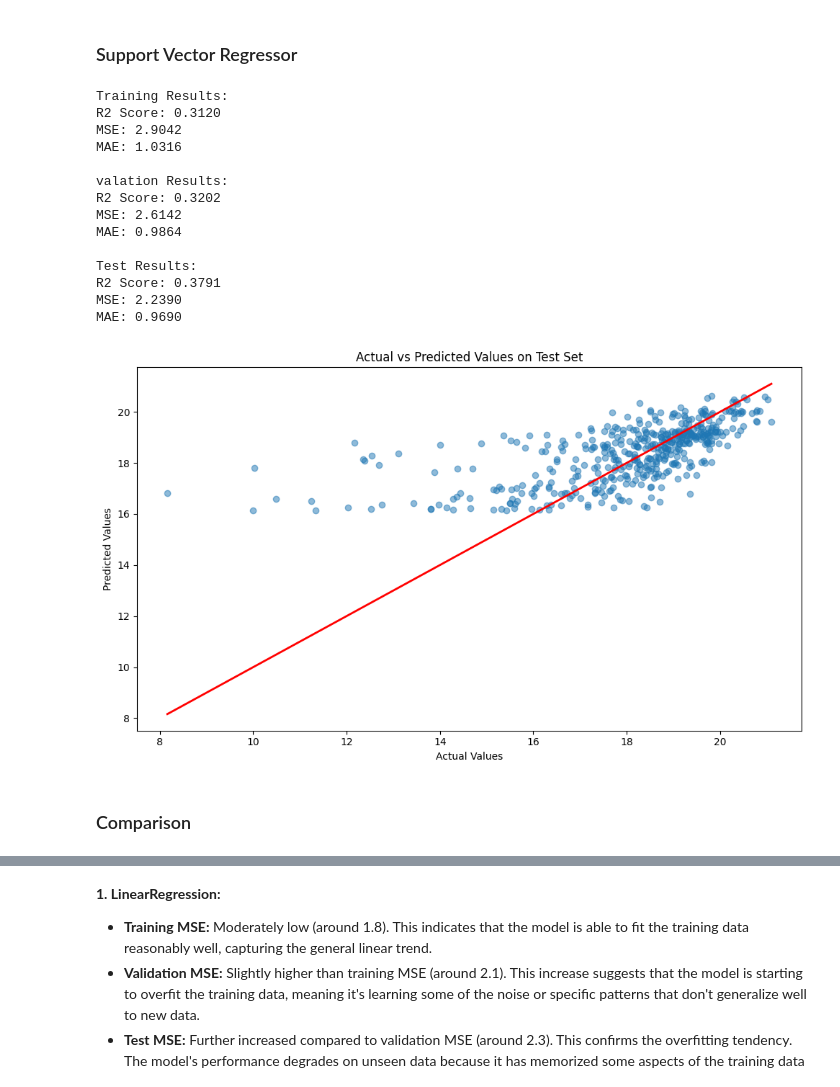
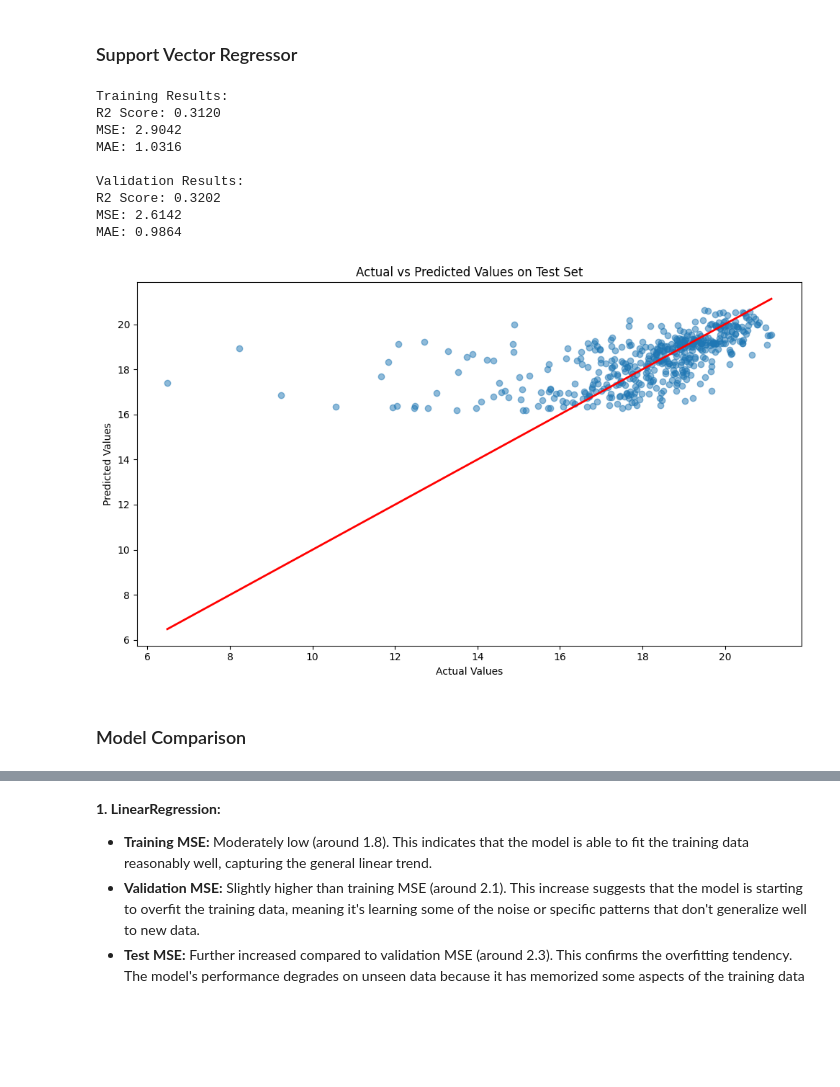
Before and after one commit to minhnhat-nguyen/HCMUS-Movie-Analytics, a Jupyter notebook: notebook/Worldwide_revenue_model.ipynb, the cells around one changed output, grey strips where cells are left out. Cells and saved outputs as stored; diff of their text form; code cells hidden in the pictures; blank space fills up the shorter version.

```diff
--- a/notebook/Worldwide_revenue_model.ipynb
+++ b/notebook/Worldwide_revenue_model.ipynb
@@ -254,59 +231,47 @@ svr_model.fit(X_train, y_train)
 
 y_pred_train = svr_model.predict(X_train)
 y_pred_val = svr_model.predict(X_val)
-y_pred_test = svr_model.predict(X_test)
 
 train_r2 = r2_score(y_train, y_pred_train)
 val_r2 = r2_score(y_val, y_pred_val)
-test_r2 = r2_score(y_test, y_pred_test)
 
 train_mse = mean_squared_error(y_train, y_pred_train)
 val_mse = mean_squared_error(y_val, y_pred_val)
 train_mae = mean_absolute_error(y_train, y_pred_train)
+val_mae = mean_absolute_error(y_val, y_pred_val)
 
-val_mae = mean_absolute_error(y_val, y_pred_val)
-test_mse = mean_squared_error(y_test, y_pred_test)
-test_mae = mean_absolute_error(y_test, y_pred_test)
 
 print("Training Results:")
 print(f"R2 Score: {train_r2:.4f}")
 print(f"MSE: {train_mse:.4f}")
 print(f"MAE: {train_mae:.4f}")
-print("\nvalation Results:")
+print("\nValidation Results:")
 print(f"R2 Score: {val_r2:.4f}")
 print(f"MSE: {val_mse:.4f}")
 print(f"MAE: {val_mae:.4f}")
-print("\nTest Results:")
-print(f"R2 Score: {test_r2:.4f}")
-print(f"MSE: {test_mse:.4f}")
-print(f"MAE: {test_mae:.4f}")
+
 
 plt.figure(figsize=(10, 6))
-plt.scatter(y_test, y_pred_test, alpha=0.5)
-plt.plot([y_test.min(), y_test.max()], [y_test.min(), y_test.max()], 'r', lw=2)
+plt.scatter(y_val, y_pred_val, alpha=0.5)
+plt.plot([y_val.min(), y_val.max()], [y_val.min(), y_val.max()], 'r', lw=2)
 plt.xlabel('Actual Values')
 plt.ylabel('Predicted Values')
 plt.title('Actual vs Predicted Values on Test Set')
 plt.tight_layout()
 plt.show()
 # %% [output]
 Training Results:
 R2 Score: 0.3120
 MSE: 2.9042
 MAE: 1.0316
 
-valation Results:
+Validation Results:
 R2 Score: 0.3202
 MSE: 2.6142
 MAE: 0.9864
-
-Test Results:
-R2 Score: 0.3791
-MSE: 2.2390
-MAE: 0.9690
-[figure, old version]
+[figure, new version]
 # %% [markdown]
-### Comparison
+### Model Comparison
 # %%
 models = {
     'LinearRegression': lr_model,
```
Also changed, not shown: parts of 10 cells of this notebook, 1 other file.
